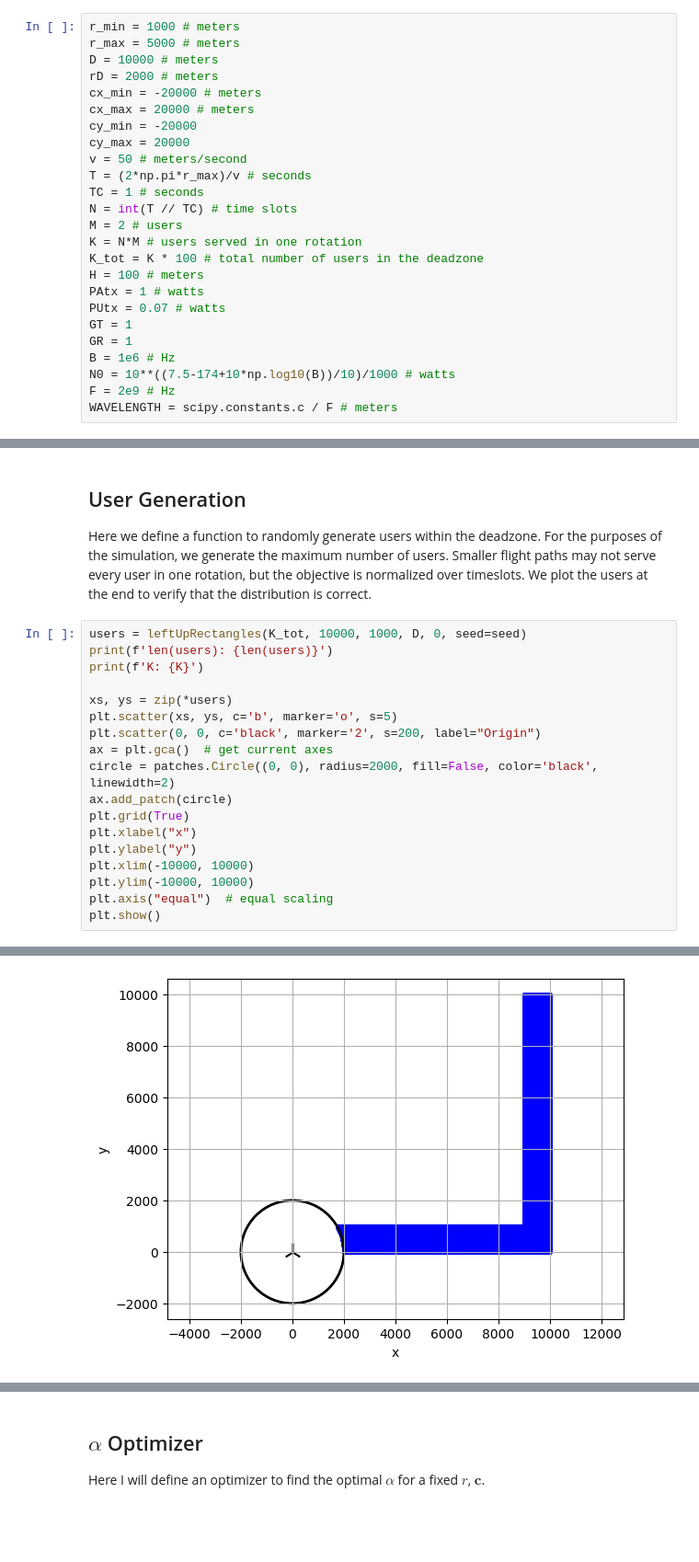
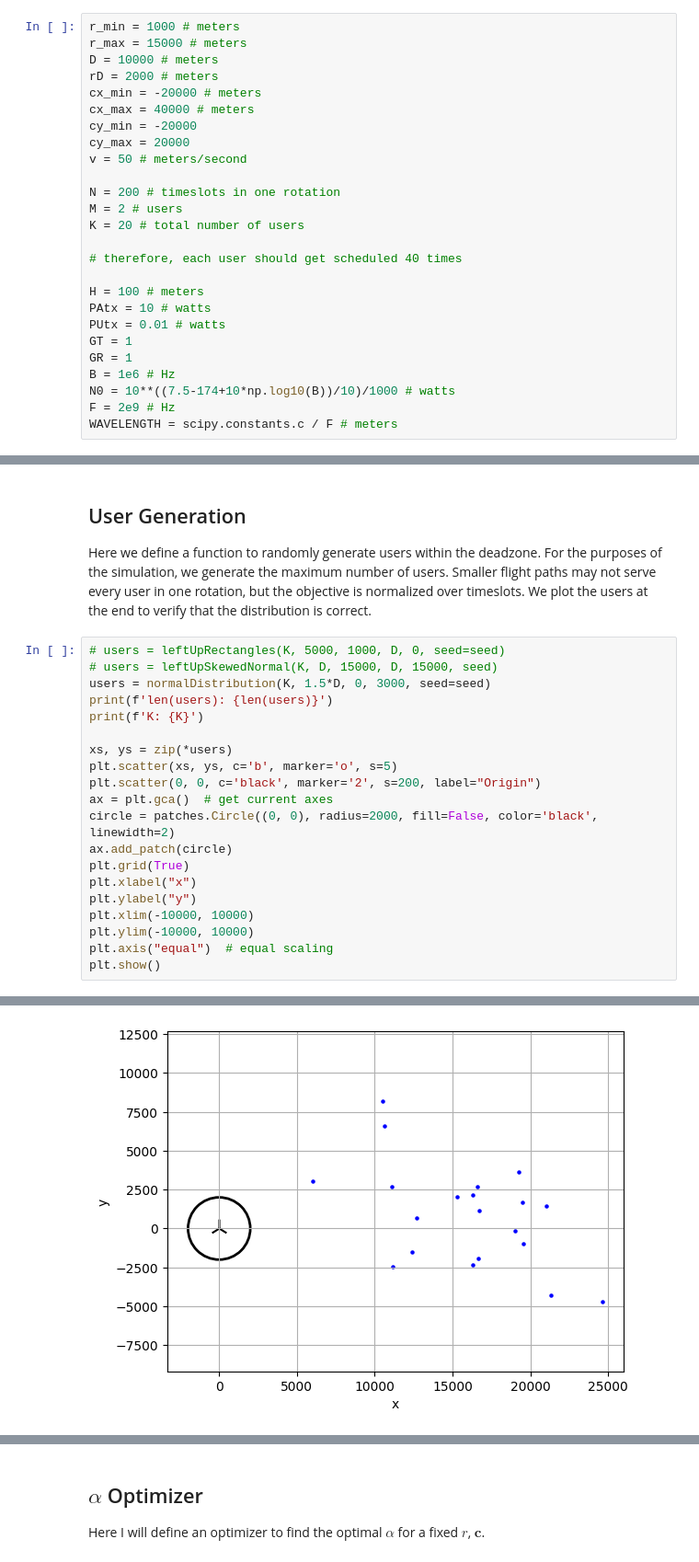
Before and after one commit to danielbonkowsky/uav-optimization, a Jupyter notebook: montecarlo-simulation/simulation.ipynb, the cells around one changed output, grey strips where cells are left out. Shown at 92% size. Cells and saved outputs as stored; diff of their text form; blank space fills up the shorter version.

```diff
--- a/montecarlo-simulation/simulation.ipynb
+++ b/montecarlo-simulation/simulation.ipynb
@@ -18,23 +18,24 @@ rng = np.random.default_rng(seed)
 Constant parameters used for the simulation
 # %%
 r_min = 1000 # meters
-r_max = 5000 # meters
+r_max = 15000 # meters
 D = 10000 # meters
 rD = 2000 # meters
 cx_min = -20000 # meters
-cx_max = 20000 # meters
+cx_max = 40000 # meters
 cy_min = -20000
 cy_max = 20000
 v = 50 # meters/second
-T = (2*np.pi*r_max)/v # seconds
-TC = 1 # seconds
-N = int(T // TC) # time slots
+
+N = 200 # timeslots in one rotation
 M = 2 # users
-K = N*M # users served in one rotation
-K_tot = K * 100 # total number of users in the deadzone
+K = 20 # total number of users
+
+# therefore, each user should get scheduled 40 times
+
 H = 100 # meters
-PAtx = 1 # watts
-PUtx = 0.07 # watts
+PAtx = 10 # watts
+PUtx = 0.01 # watts
 GT = 1
 GR = 1
 B = 1e6 # Hz
@@ -71,7 +63,9 @@ AB = CA / N0
 ## User Generation
 Here we define a function to randomly generate users within the deadzone. For the purposes of the simulation, we generate the maximum number of users. Smaller flight paths may not serve every user in one rotation, but the objective is normalized over timeslots. We plot the users at the end to verify that the distribution is correct.
 # %%
-users = leftUpRectangles(K_tot, 10000, 1000, D, 0, seed=seed)
+# users = leftUpRectangles(K, 5000, 1000, D, 0, seed=seed)
+# users = leftUpSkewedNormal(K, D, 15000, D, 15000, seed)
+users = normalDistribution(K, 1.5*D, 0, 3000, seed=seed)
 print(f'len(users): {len(users)}')
 print(f'K: {K}')
 
@@ -94,4 +88,4 @@ K: 1256
-[figure, old version]
+[figure, new version]
 # %% [markdown]
 ## Mean SE (objective function)
 The average achievable spectral efficiency of the relay system over the timeslots is given as
```
Also changed, not shown: parts of 21 cells of this notebook.
